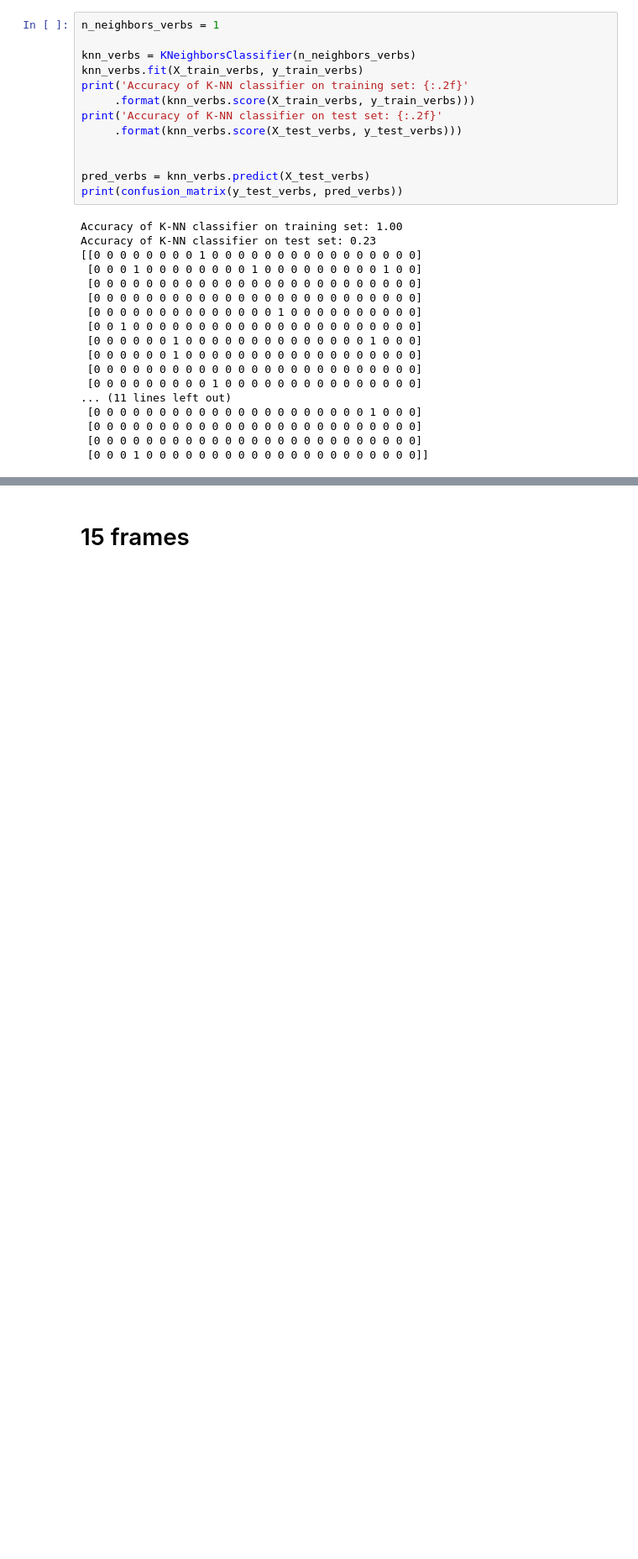
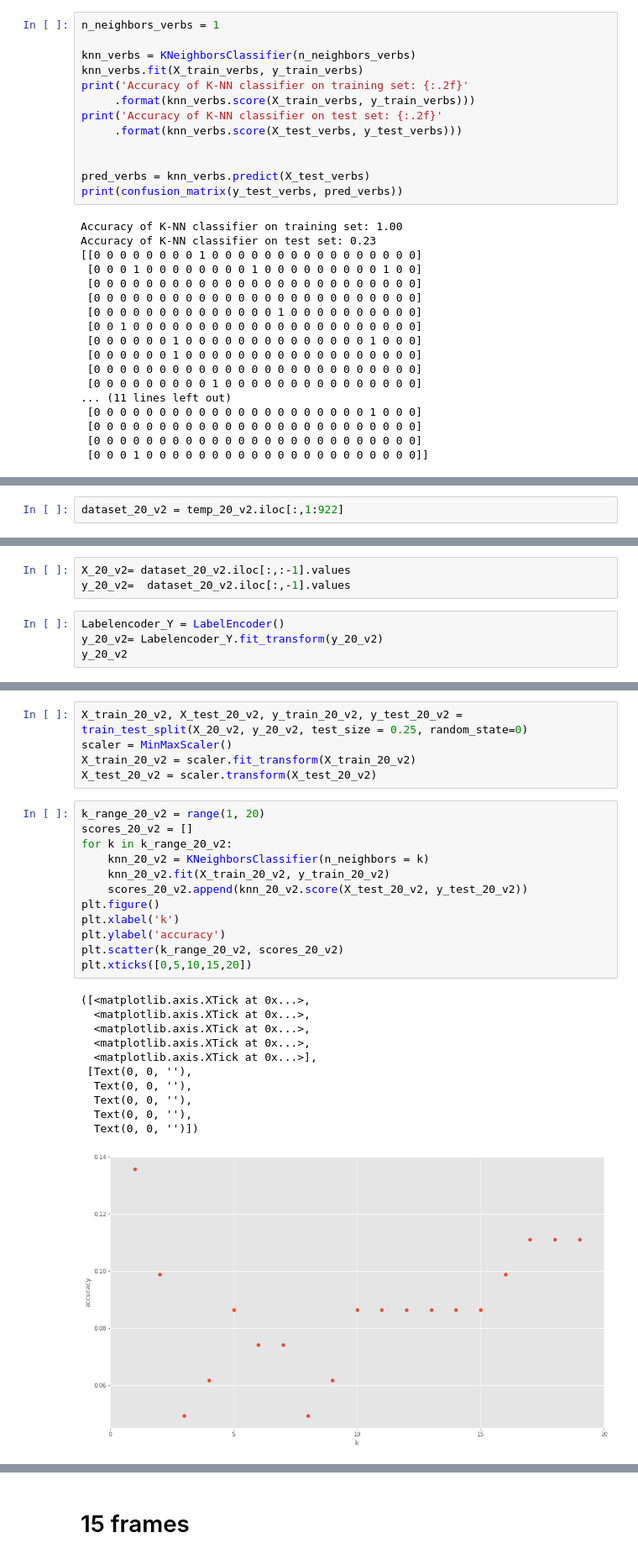
Before and after one commit to BrendaTafurA/PSL-GAN-ad521b837aa1cabd3bbc6e72459104d0ca7cb72a, a Jupyter notebook: new_analysis.ipynb, the cells around one changed output, grey strips where cells are left out. Shown at 84% size. Cells and saved outputs as stored; diff of their text form; blank space fills up the shorter version.

```diff
--- a/new_analysis.ipynb
+++ b/new_analysis.ipynb
@@ -652,0 +999,2 @@ df_20_v2
+# %%
+dataset_20_v2 = temp_20_v2.iloc[:,1:922]
@@ -652,0 +1037,7 @@ df_20_v2
+# %%
+X_20_v2= dataset_20_v2.iloc[:,:-1].values
+y_20_v2=  dataset_20_v2.iloc[:,-1].values
+# %%
+Labelencoder_Y = LabelEncoder()
+y_20_v2= Labelencoder_Y.fit_transform(y_20_v2)
+y_20_v2
@@ -652,0 +1062,29 @@ df_20_v2
+# %%
+X_train_20_v2, X_test_20_v2, y_train_20_v2, y_test_20_v2 = train_test_split(X_20_v2, y_20_v2, test_size = 0.25, random_state=0)
+scaler = MinMaxScaler()
+X_train_20_v2 = scaler.fit_transform(X_train_20_v2)
+X_test_20_v2 = scaler.transform(X_test_20_v2)
+# %%
+k_range_20_v2 = range(1, 20)
+scores_20_v2 = []
+for k in k_range_20_v2:
+    knn_20_v2 = KNeighborsClassifier(n_neighbors = k)
+    knn_20_v2.fit(X_train_20_v2, y_train_20_v2)
+    scores_20_v2.append(knn_20_v2.score(X_test_20_v2, y_test_20_v2))
+plt.figure()
+plt.xlabel('k')
+plt.ylabel('accuracy')
+plt.scatter(k_range_20_v2, scores_20_v2)
+plt.xticks([0,5,10,15,20])
+# %% [output]
+([<matplotlib.axis.XTick at 0x...>,
+  <matplotlib.axis.XTick at 0x...>,
+  <matplotlib.axis.XTick at 0x...>,
+  <matplotlib.axis.XTick at 0x...>,
+  <matplotlib.axis.XTick at 0x...>],
+ [Text(0, 0, ''),
+  Text(0, 0, ''),
+  Text(0, 0, ''),
+  Text(0, 0, ''),
+  Text(0, 0, '')])
+[figure, added]
```
Also changed, not shown: parts of 74 cells of this notebook, 1 other file.
